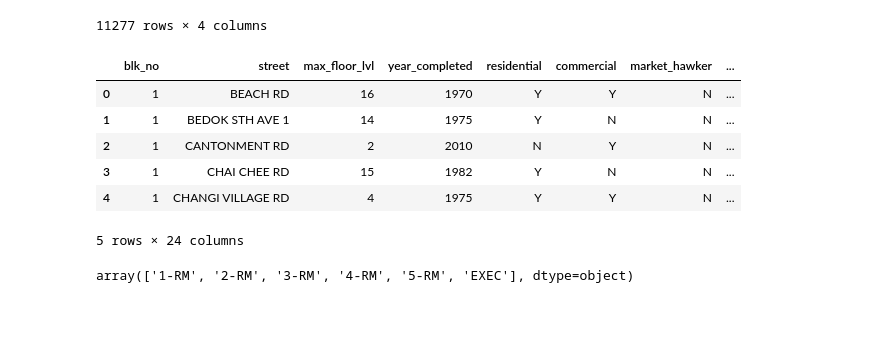
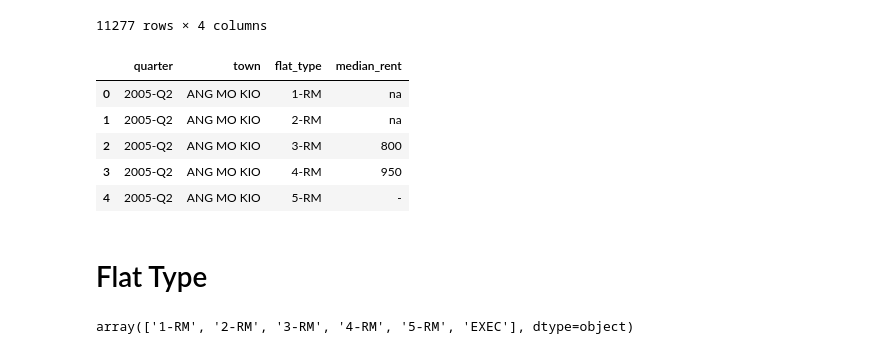
Before and after one commit to dylanlo8/Dagger, a Jupyter notebook: test.ipynb, the cells around one changed output. Saved outputs shown, nothing was run; the diff lists cells and outputs as text; code cells hidden in the pictures; blank space fills up the shorter version.

```diff
--- a/test.ipynb
+++ b/test.ipynb
@@ -51,15 +54,16 @@ medianrent
 | 11276 | 2023-Q1 | YISHUN | EXEC | 3050 |
 11277 rows × 4 columns
 # %%
-buildings.head()
+medianrent.head()
 # %% [output]
-|  | blk_no | street | max_floor_lvl | year_completed | residential | commercial | market_hawker | ... |
-| 0 | 1 | BEACH RD | 16 | 1970 | Y | Y | N | ... |
-| 1 | 1 | BEDOK STH AVE 1 | 14 | 1975 | Y | N | N | ... |
-| 2 | 1 | CANTONMENT RD | 2 | 2010 | N | Y | N | ... |
-| 3 | 1 | CHAI CHEE RD | 15 | 1982 | Y | N | N | ... |
-| 4 | 1 | CHANGI VILLAGE RD | 4 | 1975 | Y | Y | N | ... |
+|  | quarter | town | flat_type | median_rent |
+| 0 | 2005-Q2 | ANG MO KIO | 1-RM | na |
+| 1 | 2005-Q2 | ANG MO KIO | 2-RM | na |
+| 2 | 2005-Q2 | ANG MO KIO | 3-RM | 800 |
+| 3 | 2005-Q2 | ANG MO KIO | 4-RM | 950 |
+| 4 | 2005-Q2 | ANG MO KIO | 5-RM | - |
-5 rows × 24 columns
+# %% [markdown]
+# Flat Type
 # %%
 medianrent['flat_type'].unique()
 # %% [output]
```
Also changed, not shown: parts of 21 cells of this notebook.
